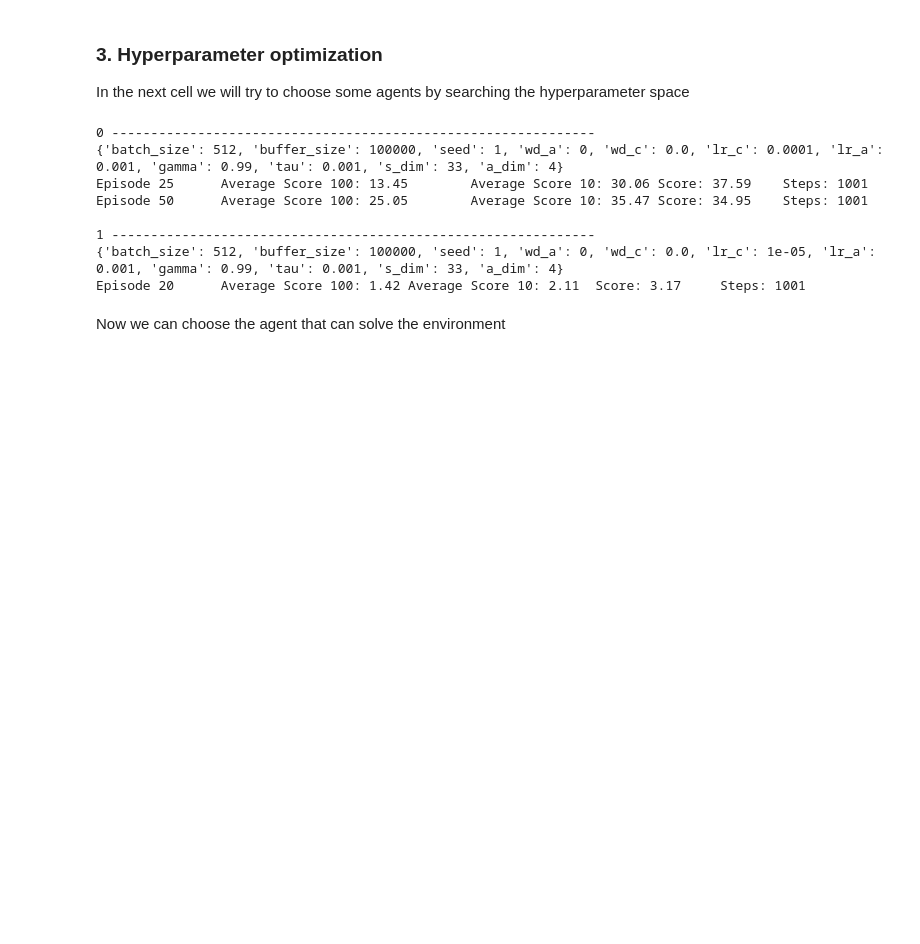
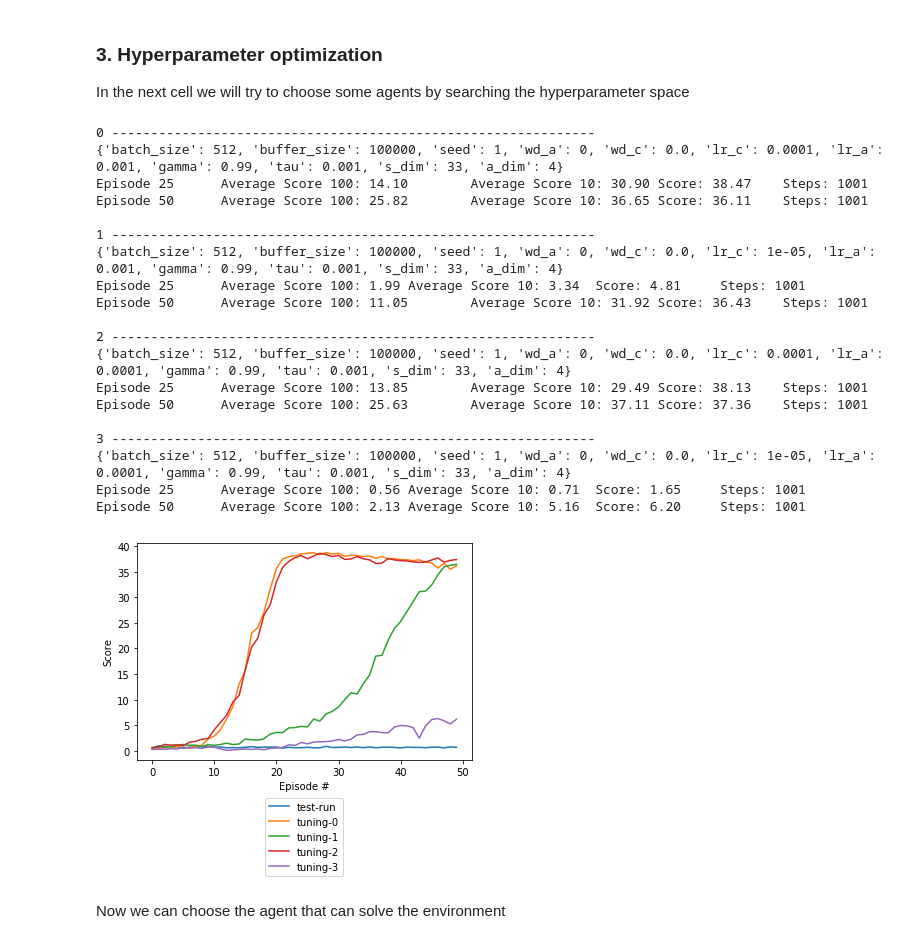
Before and after one commit to rwiatr/deep-reinforcement-learning, a Jupyter notebook: continuous_control/Continuous_Control.ipynb, the cells around one changed output. Drawn from its saved outputs; the diff is of its cells as text; code cells hidden in the pictures; blank space fills up the shorter version.

```diff
--- a/continuous_control/Continuous_Control.ipynb
+++ b/continuous_control/Continuous_Control.ipynb
@@ -74,32 +74,43 @@ In the next cell we will try to choose some agents by searching the hyperparamet
 # %%
 parameters = {
     'lr_c': [1e-4, 1e-5],
     'lr_a': [1e-3, 1e-4]
 }
 
 for idx, conf in enumerate(hp.hyper_space_ns(parameters)):
     print('%d --------------------------------------------------------------' % idx)
     conf.batch_size = 512
     conf.buffer_size = int(1e5)
-    conf.lr_a = 1e-3
     conf.wd_c = 0.0
     conf.s_dim = env.get_state_dim()
     conf.a_dim = env.get_action_dim()
 
     print(conf)
     helper.set_agents(ddpg.Agent(conf, device, env.get_num_agents()), 'tuning-%d' % idx)
     helper.run_until(episodes=50, print_every=25)
     print()
 helper.show_plot()
 # %% [output]
 0 --------------------------------------------------------------
 {'batch_size': 512, 'buffer_size': 100000, 'seed': 1, 'wd_a': 0, 'wd_c': 0.0, 'lr_c': 0.0001, 'lr_a': 0.001, 'gamma': 0.99, 'tau': 0.001, 's_dim': 33, 'a_dim': 4}
-Episode 25      Average Score 100: 13.45        Average Score 10: 30.06 Score: 37.59    Steps: 1001
-Episode 50      Average Score 100: 25.05        Average Score 10: 35.47 Score: 34.95    Steps: 1001
+Episode 25      Average Score 100: 14.10        Average Score 10: 30.90 Score: 38.47    Steps: 1001
+Episode 50      Average Score 100: 25.82        Average Score 10: 36.65 Score: 36.11    Steps: 1001
 
 1 --------------------------------------------------------------
 {'batch_size': 512, 'buffer_size': 100000, 'seed': 1, 'wd_a': 0, 'wd_c': 0.0, 'lr_c': 1e-05, 'lr_a': 0.001, 'gamma': 0.99, 'tau': 0.001, 's_dim': 33, 'a_dim': 4}
-Episode 20      Average Score 100: 1.42 Average Score 10: 2.11  Score: 3.17     Steps: 1001
+Episode 25      Average Score 100: 1.99 Average Score 10: 3.34  Score: 4.81     Steps: 1001
+Episode 50      Average Score 100: 11.05        Average Score 10: 31.92 Score: 36.43    Steps: 1001
+
+2 --------------------------------------------------------------
+{'batch_size': 512, 'buffer_size': 100000, 'seed': 1, 'wd_a': 0, 'wd_c': 0.0, 'lr_c': 0.0001, 'lr_a': 0.0001, 'gamma': 0.99, 'tau': 0.001, 's_dim': 33, 'a_dim': 4}
+Episode 25      Average Score 100: 13.85        Average Score 10: 29.49 Score: 38.13    Steps: 1001
+Episode 50      Average Score 100: 25.63        Average Score 10: 37.11 Score: 37.36    Steps: 1001
+
+3 --------------------------------------------------------------
+{'batch_size': 512, 'buffer_size': 100000, 'seed': 1, 'wd_a': 0, 'wd_c': 0.0, 'lr_c': 1e-05, 'lr_a': 0.0001, 'gamma': 0.99, 'tau': 0.001, 's_dim': 33, 'a_dim': 4}
+Episode 25      Average Score 100: 0.56 Average Score 10: 0.71  Score: 1.65     Steps: 1001
+Episode 50      Average Score 100: 2.13 Average Score 10: 5.16  Score: 6.20     Steps: 1001
+[figure, added]
 # %% [markdown]
 Now we can choose the agent that can solve the environment
 # %%
```
Also changed, not shown: parts of 4 cells of this notebook.
